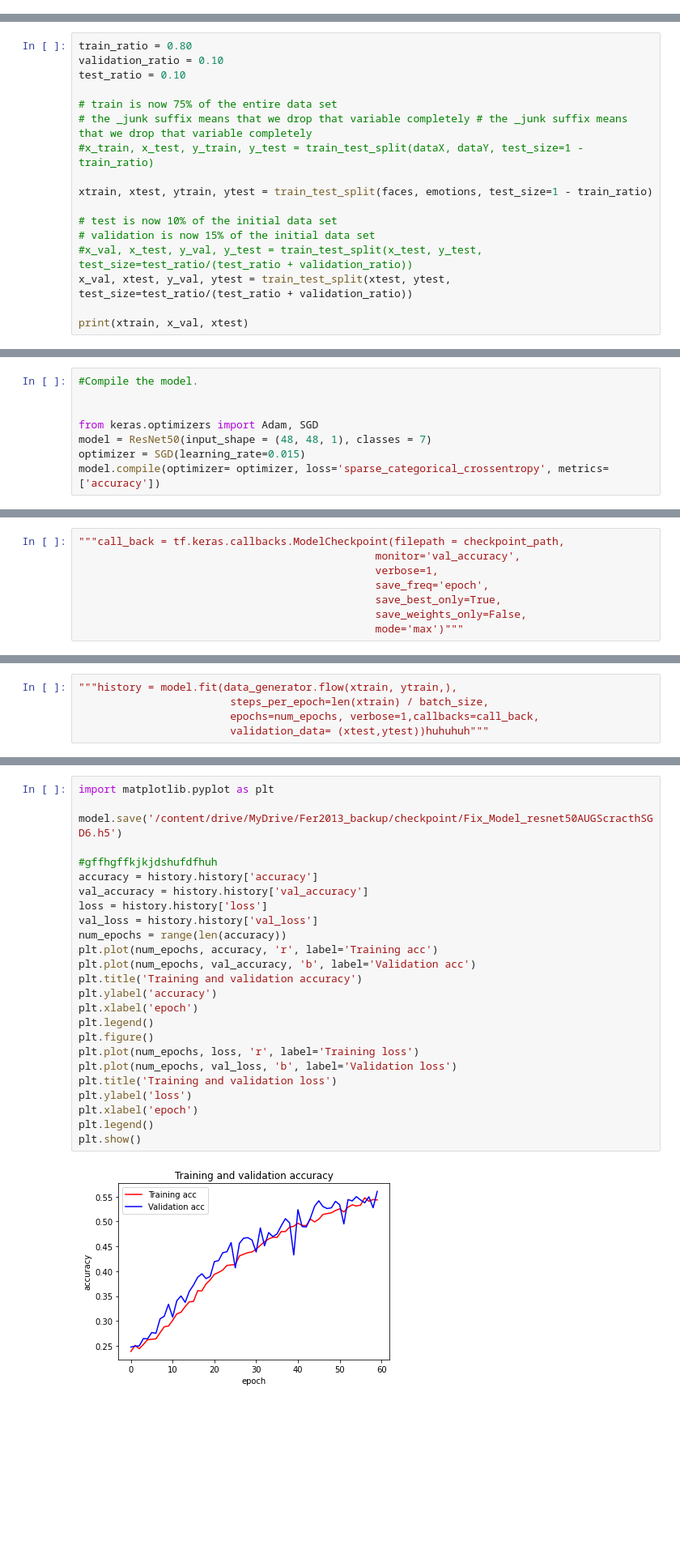
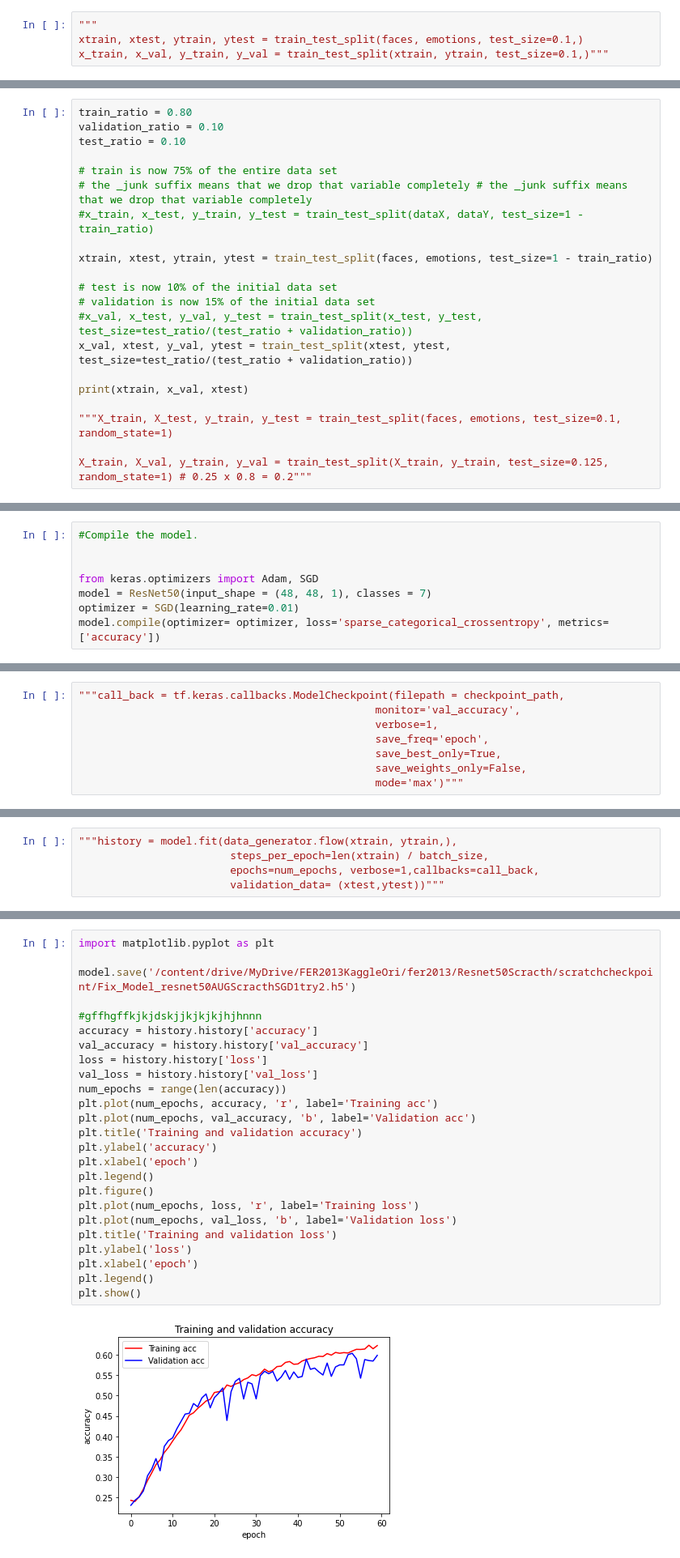
Before and after one commit to senapahlevi/FER2013_Resnet50_WeightNone, a Jupyter notebook: fix/FER2013_Resnet50_weightnone_fixTrainTestVal.ipynb, the cells around one changed output, grey strips where cells are left out. Shown at 81% size. Saved outputs shown, nothing was run; the diff lists cells and outputs as text; blank space fills up the shorter version.

Commit message:
SGD_LR=0.01_BS:64_epochs60_resnet50edit_Aug:rr,sr,ws,hs,zr,hf_59%

```diff
--- a/fix/FER2013_Resnet50_weightnone_fixTrainTestVal.ipynb
+++ b/fix/FER2013_Resnet50_weightnone_fixTrainTestVal.ipynb
@@ -330,0 +343,4 @@ data_generator = ImageDataGenerator(
+# %%
+"""
+xtrain, xtest, ytrain, ytest = train_test_split(faces, emotions, test_size=0.1,)
+x_train, x_val, y_train, y_val = train_test_split(xtrain, ytrain, test_size=0.1,)"""
@@ -345,4 +372,8 @@ xtrain, xtest, ytrain, ytest = train_test_split(faces, emotions, test_size=1 - t
 x_val, xtest, y_val, ytest = train_test_split(xtest, ytest, test_size=test_ratio/(test_ratio + validation_ratio))
 
 print(xtrain, x_val, xtest)
+
+"""X_train, X_test, y_train, y_test = train_test_split(faces, emotions, test_size=0.1, random_state=1)
+
+X_train, X_val, y_train, y_val = train_test_split(X_train, y_train, test_size=0.125, random_state=1) # 0.25 x 0.8 = 0.2"""
 # %% [output]
@@ -389,6 +421,6 @@ num_classes = 7
 
 from keras.optimizers import Adam, SGD
 model = ResNet50(input_shape = (48, 48, 1), classes = 7)
-optimizer = SGD(learning_rate=0.015)
+optimizer = SGD(learning_rate=0.01)
 model.compile(optimizer= optimizer, loss='sparse_categorical_crossentropy', metrics=['accuracy'])
 # %%
@@ -434,7 +466,7 @@ ________________________________________________________________________________
 """history = model.fit(data_generator.flow(xtrain, ytrain,),
                         steps_per_epoch=len(xtrain) / batch_size,
                         epochs=num_epochs, verbose=1,callbacks=call_back,
-                        validation_data= (xtest,ytest))huhuhuh"""
+                        validation_data= (xtest,ytest))"""
 # %%
 history = model.fit(
     data_generator.flow(xtrain, ytrain,),
@@ -463,27 +495,27 @@ Epoch 60/60
 # %%
 import matplotlib.pyplot as plt
 
-model.save('/content/drive/MyDrive/Fer2013_backup/checkpoint/Fix_Model_resnet50AUGScracthSGD6.h5')
+model.save('/content/drive/MyDrive/FER2013KaggleOri/fer2013/Resnet50Scracth/scratchcheckpoint/Fix_Model_resnet50AUGScracthSGD1try2.h5')
 
-#gffhgffkjkjdshufdfhuh
+#gffhgffkjkjdskjjkjkjkjhjhnnn
 accuracy = history.history['accuracy']
 val_accuracy = history.history['val_accuracy']
 loss = history.history['loss']
 val_loss = history.history['val_loss']
 num_epochs = range(len(accuracy))
 plt.plot(num_epochs, accuracy, 'r', label='Training acc')
 plt.plot(num_epochs, val_accuracy, 'b', label='Validation acc')
 plt.title('Training and validation accuracy')
 plt.ylabel('accuracy')
 plt.xlabel('epoch')
 plt.legend()
 plt.figure()
 plt.plot(num_epochs, loss, 'r', label='Training loss')
 plt.plot(num_epochs, val_loss, 'b', label='Validation loss')
 plt.title('Training and validation loss')
 plt.ylabel('loss')
 plt.xlabel('epoch')
 plt.legend()
 plt.show()
 # %% [output]
-[figure, old version]
+[figure, new version]
```
Also changed, not shown: parts of 27 cells of this notebook.
